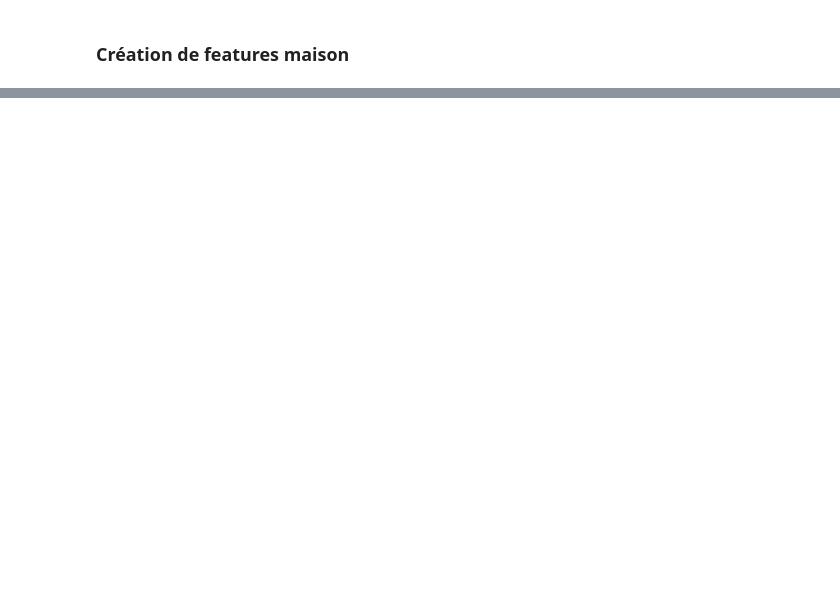
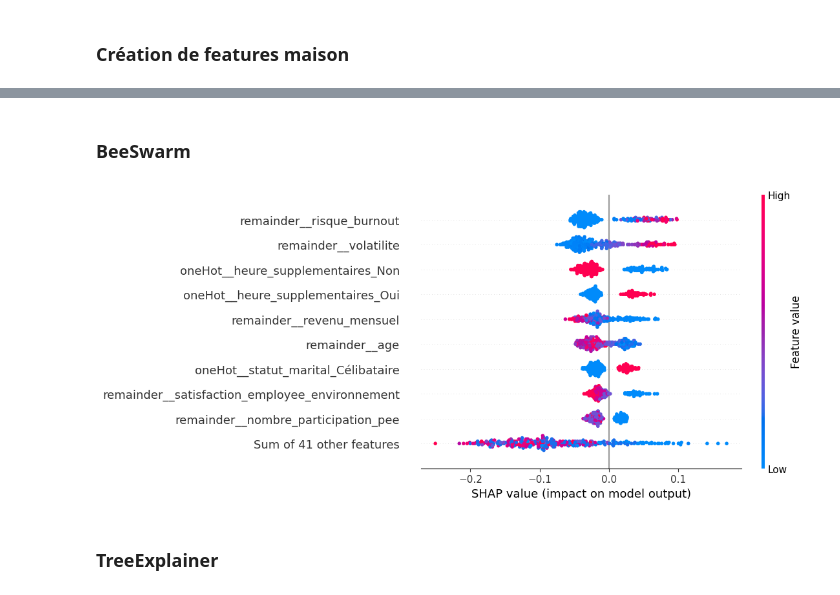
Before and after one commit to ifTrueReturnFalse/retraining-hr-ml-classification, a Jupyter notebook: src/learning.ipynb, the cells around one changed output, grey strips where cells are left out. Cells and saved outputs as stored; diff of their text form; code cells hidden in the pictures; blank space fills up the shorter version.

```diff
--- a/src/learning.ipynb
+++ b/src/learning.ipynb
@@ -809,0 +938,10 @@ Le random forest montre ses limites, passage à l'artillerie lourde
+# %% [markdown]
+### BeeSwarm
+# %%
+explainer = shap.TreeExplainer(model_final)
+shap_local_values = explainer(X_test_transformed)
+shap.plots.beeswarm(shap_local_values[:, :, 1])
+# %% [output]
+[figure, added]
+# %% [markdown]
+### TreeExplainer
```
Also changed, not shown: parts of 39 cells of this notebook, 2 other files.
